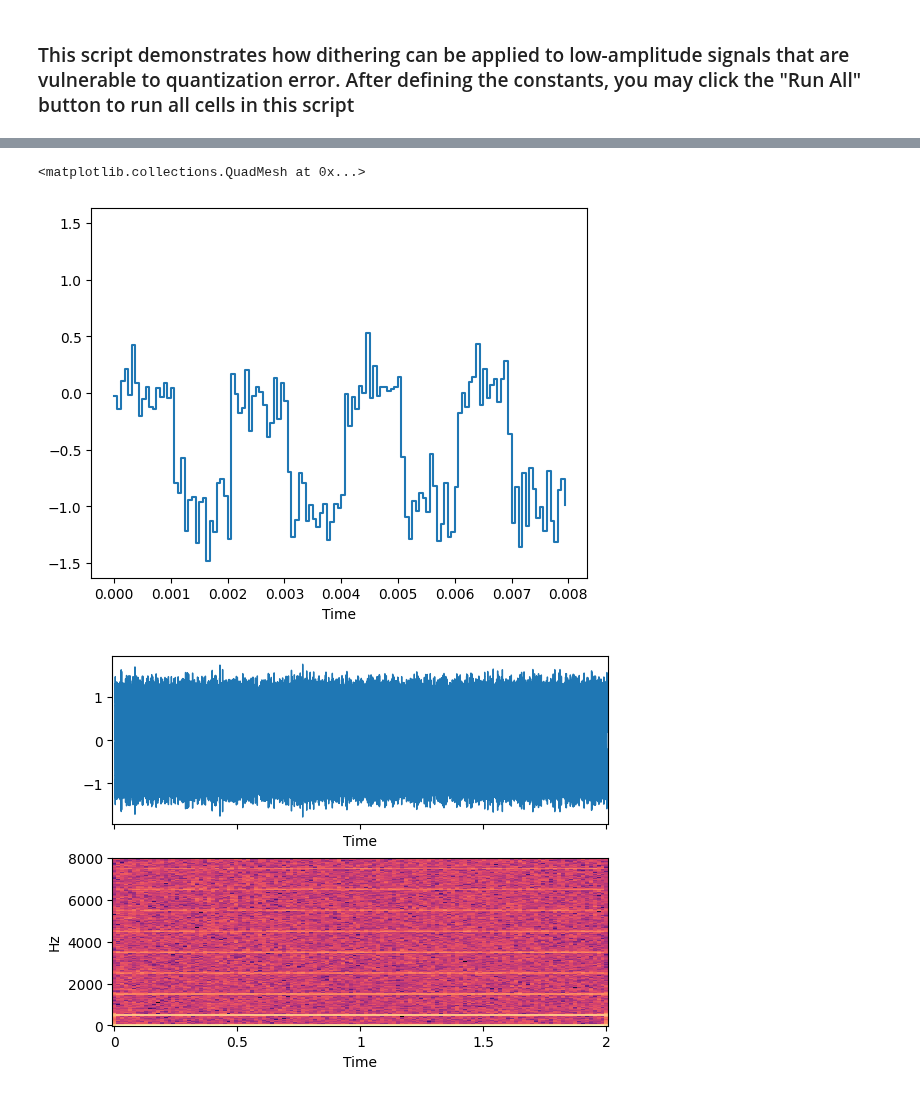
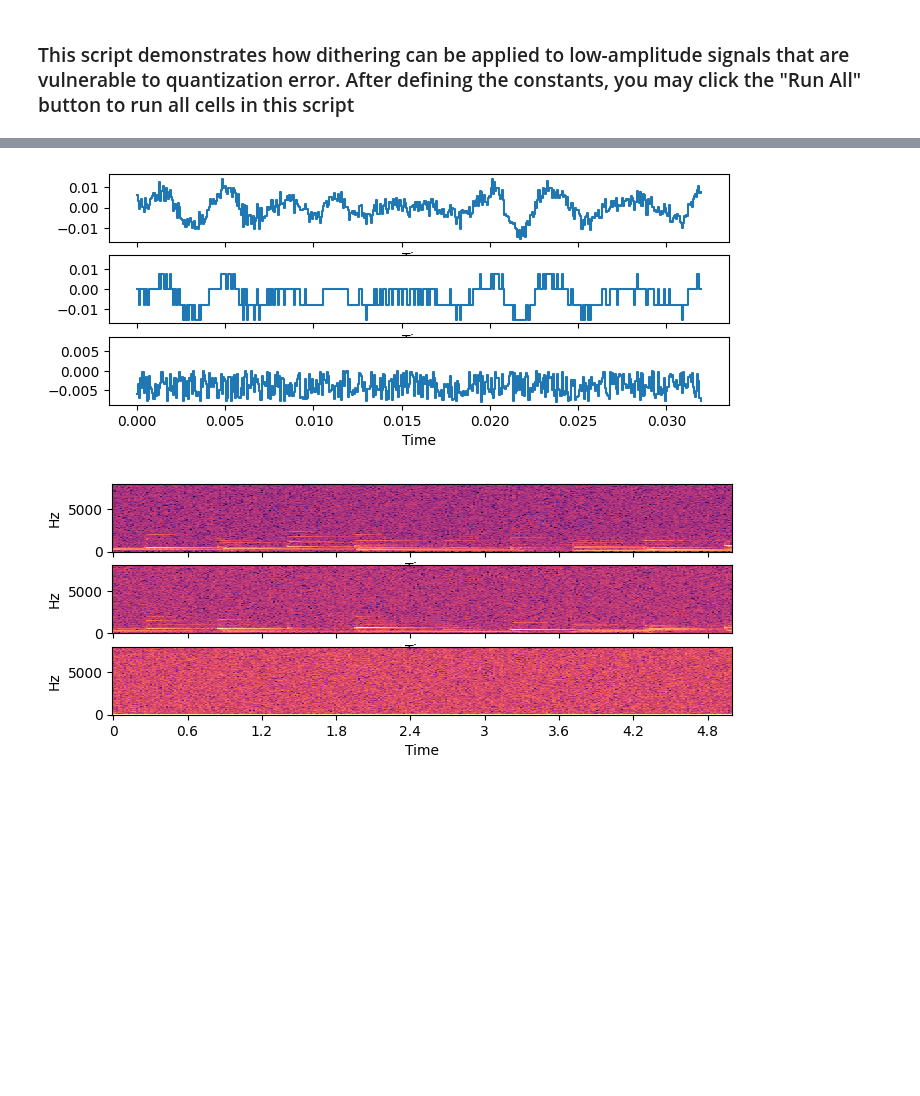
Before and after one commit to enmwmak/Teaching, a Jupyter notebook: EIE4435/Programs/Digital-Audio.ipynb, the cells around one changed output, grey strips where cells are left out. Saved outputs shown, nothing was run; the diff lists cells and outputs as text; code cells hidden in the pictures; blank space fills up the shorter version.

```diff
--- a/EIE4435/Programs/Digital-Audio.ipynb
+++ b/EIE4435/Programs/Digital-Audio.ipynb
@@ -73,13 +79,8 @@ Z = librosa.amplitude_to_db(np.abs(librosa.stft(z, n_fft=512, hop_length=256)),
-# %%
-# Plot the dithered segment, the full dithered waveform, and its spectrogram
-plt.figure()
-librosa.display.waveshow(z[0:128], sr=sr)
-fig, ax = plt.subplots(nrows=2, sharex=True)
-librosa.display.waveshow(z, sr=sr, ax=ax[0])
-librosa.display.specshow(Z, sr=sr, n_fft=512, hop_length=256, x_axis='time', y_axis='linear')
-# %% [output]
-<matplotlib.collections.QuadMesh at 0x...>
-[figure, removed]
-[figure, removed]
+# %%
+# Plot a frame of dithered signal, the quantization error, and their spectrograms
+plot_figure(z, zq, sr=sr)
+# %% [output]
+[figure, added]
+[figure, added]
 # %%
 # Listen to the original waveform
```
Also changed, not shown: parts of 15 cells of this notebook.
